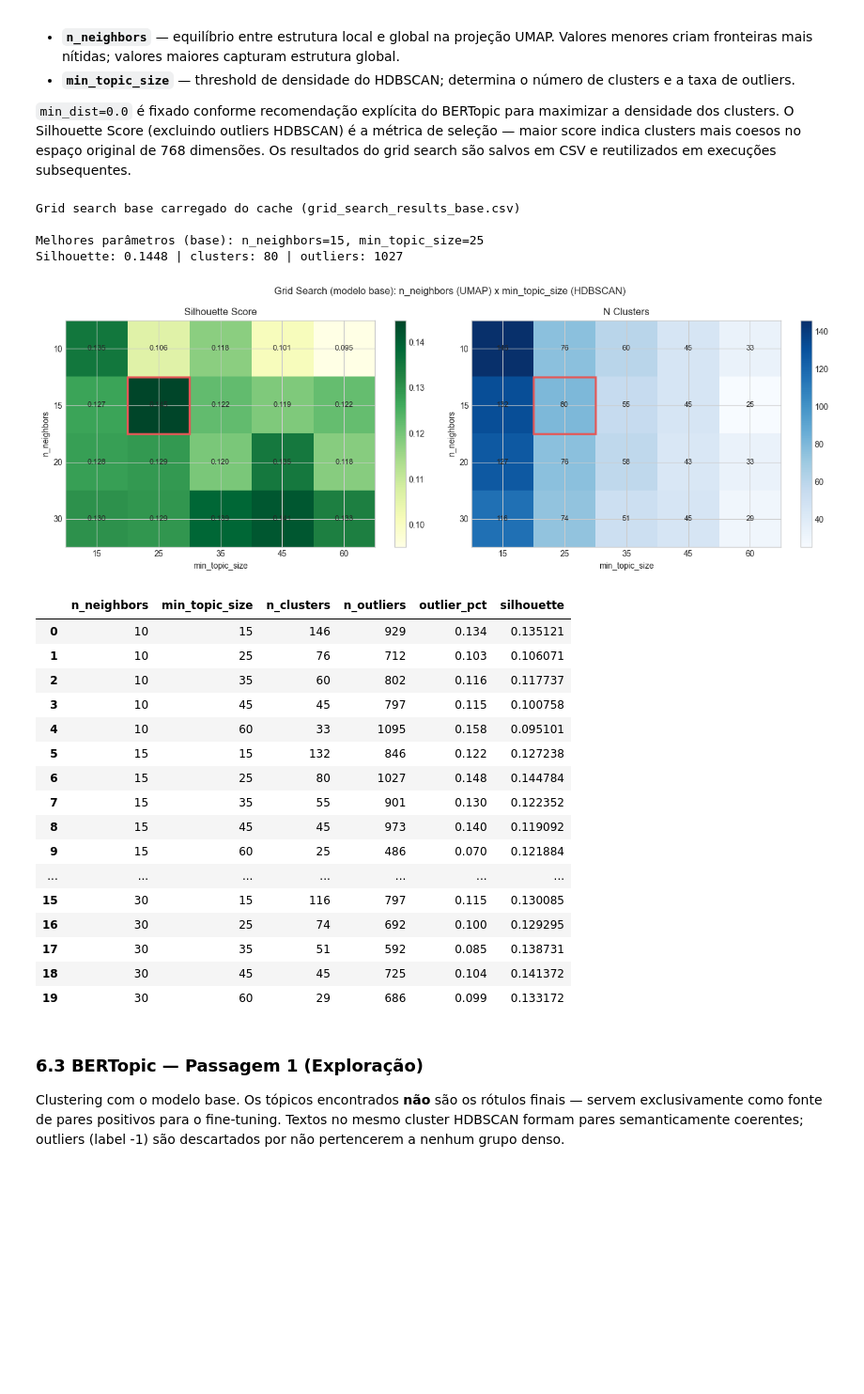
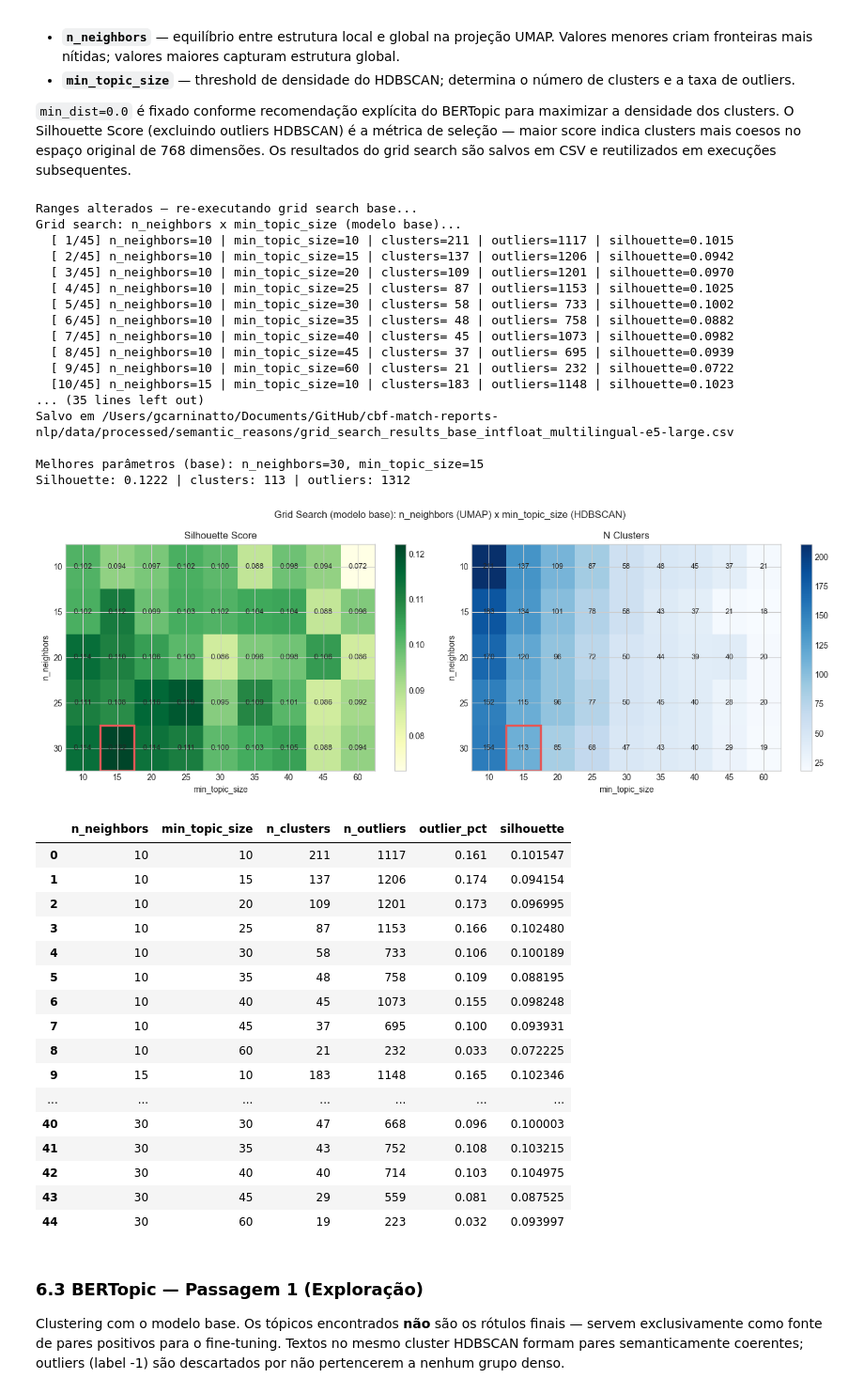
Before and after one commit to gcarbs1/cbf-match-report-analysis, a Jupyter notebook: notebooks/2-semantic_card_reasons_embeddings.ipynb, the cells around one changed output. Shown at 94% size. Drawn from its saved outputs; the diff is of its cells as text; code cells hidden in the pictures; blank space fills up the shorter version.

```diff
--- a/notebooks/2-semantic_card_reasons_embeddings.ipynb
+++ b/notebooks/2-semantic_card_reasons_embeddings.ipynb
@@ -75,10 +79,11 @@ for directory in [MODELS_DIR, OUTPUT_DIR, CARD_OUTPUT_DIR, DELAY_OUTPUT_DIR, VIZ
 
 RANDOM_STATE = 42
 
-MODEL_NAME = "sentence-transformers/paraphrase-multilingual-mpnet-base-v2"
-FINETUNED_MODEL_DIR = MODELS_DIR / "football_card_reason_mpnet_two_pass"
-ENCODE_PREFIX_PASSAGE = ""
-ENCODE_PREFIX_QUERY   = ""
+MODEL_NAME_BASELINE = "sentence-transformers/paraphrase-multilingual-mpnet-base-v2"
+MODEL_NAME          = "intfloat/multilingual-e5-large"
+FINETUNED_MODEL_DIR = MODELS_DIR / "football_card_reason_e5_large_two_pass"
+ENCODE_PREFIX_PASSAGE = "passage: "
+ENCODE_PREFIX_QUERY   = "query: "
 
 RUN_FINE_TUNING = True
 RETRAIN_FINETUNED_MODEL = False
@@ -102,10 +107,6 @@ TOP_N_REFEREES = 15
 
 def save_plot(fig, filename: str) -> None:
     fig.savefig(VIZ_PATH / filename, dpi=300, bbox_inches="tight")
-
-SIMILARITY_THRESHOLD = 0.50
-OUTLIER_THRESHOLD = 0.42
-OVERRIDE_MARGIN = 0.15
 # %% [markdown]
 ## **3. Carregamento e Pré-processamento dos Dados**
 
@@ -415,11 +419,12 @@ Os dois parâmetros com maior impacto na qualidade dos clusters são `n_neighbor
 
 `min_dist=0.0` é fixado conforme recomendação explícita do BERTopic para maximizar a densidade dos clusters. O Silhouette Score (excluindo outliers HDBSCAN) é a métrica de seleção — maior score indica clusters mais coesos no espaço original de 768 dimensões. Os resultados do grid search são salvos em CSV e reutilizados em execuções subsequentes.
 # %%
-GRID_SEARCH_BASE_PATH = OUTPUT_DIR / "grid_search_results_base.csv"
+MODEL_SLUG = MODEL_NAME.replace("/", "_")
+GRID_SEARCH_BASE_PATH = OUTPUT_DIR / f"grid_search_results_base_{MODEL_SLUG}.csv"
 RERUN_GRID_SEARCH = False
 
-N_NEIGHBORS_RANGE = [10, 15, 20, 30]
-MIN_TOPIC_SIZE_RANGE = [15, 25, 35, 45, 60]
+N_NEIGHBORS_RANGE = [10, 15, 20, 25, 30]
+MIN_TOPIC_SIZE_RANGE = [10, 15, 20, 25, 30, 35, 40, 45, 60]
 
 def _ranges_match(df: pd.DataFrame) -> bool:
     return (
@@ -467,54 +472,67 @@ sil_pivot = grid_df.pivot(index="n_neighbors", columns="min_topic_size", values=
 nc_pivot  = grid_df.pivot(index="n_neighbors", columns="min_topic_size", values="n_clusters")
 
 fig, axes = plt.subplots(1, 2, figsize=(14, 5))
 for ax, pivot, title, cmap in zip(
     axes, [sil_pivot, nc_pivot], ["Silhouette Score", "N Clusters"], ["YlGn", "Blues"],
 ):
     im = ax.imshow(pivot.values, aspect="auto", cmap=cmap)
     ax.set_xticks(range(len(MIN_TOPIC_SIZE_RANGE)))
     ax.set_xticklabels(MIN_TOPIC_SIZE_RANGE)
     ax.set_yticks(range(len(N_NEIGHBORS_RANGE)))
     ax.set_yticklabels(N_NEIGHBORS_RANGE)
     ax.set_xlabel("min_topic_size")
     ax.set_ylabel("n_neighbors")
     ax.set_title(title)
     for ii in range(len(N_NEIGHBORS_RANGE)):
         for jj in range(len(MIN_TOPIC_SIZE_RANGE)):
             val = pivot.iloc[ii, jj]
             ax.text(jj, ii, f"{val:.3f}" if title == "Silhouette Score" else str(int(val)), ha="center", va="center", fontsize=9)
     plt.colorbar(im, ax=ax)
     best_i = N_NEIGHBORS_RANGE.index(best_n_neighbors)
     best_j = MIN_TOPIC_SIZE_RANGE.index(best_min_topic_size)
     ax.add_patch(plt.Rectangle((best_j - 0.5, best_i - 0.5), 1, 1, fill=False, edgecolor="#E45756", linewidth=2.5))
 
 plt.suptitle("Grid Search (modelo base): n_neighbors (UMAP) x min_topic_size (HDBSCAN)", fontsize=12)
 plt.tight_layout()
 save_plot(fig, "umap_param_grid_search_base.png")
 plt.show()
 grid_df
 # %% [output]
-Grid search base carregado do cache (grid_search_results_base.csv)
+Ranges alterados — re-executando grid search base...
+Grid search: n_neighbors x min_topic_size (modelo base)...
+  [ 1/45] n_neighbors=10 | min_topic_size=10 | clusters=211 | outliers=1117 | silhouette=0.1015
+  [ 2/45] n_neighbors=10 | min_topic_size=15 | clusters=137 | outliers=1206 | silhouette=0.0942
+  [ 3/45] n_neighbors=10 | min_topic_size=20 | clusters=109 | outliers=1201 | silhouette=0.0970
+  [ 4/45] n_neighbors=10 | min_topic_size=25 | clusters= 87 | outliers=1153 | silhouette=0.1025
+  [ 5/45] n_neighbors=10 | min_topic_size=30 | clusters= 58 | outliers= 733 | silhouette=0.1002
+  [ 6/45] n_neighbors=10 | min_topic_size=35 | clusters= 48 | outliers= 758 | silhouette=0.0882
+  [ 7/45] n_neighbors=10 | min_topic_size=40 | clusters= 45 | outliers=1073 | silhouette=0.0982
+  [ 8/45] n_neighbors=10 | min_topic_size=45 | clusters= 37 | outliers= 695 | silhouette=0.0939
+  [ 9/45] n_neighbors=10 | min_topic_size=60 | clusters= 21 | outliers= 232 | silhouette=0.0722
+  [10/45] n_neighbors=15 | min_topic_size=10 | clusters=183 | outliers=1148 | silhouette=0.1023
+... (35 lines left out)
+Salvo em /Users/gcarninatto/Documents/GitHub/cbf-match-reports-nlp/data/processed/semantic_reasons/grid_search_results_base_intfloat_multilingual-e5-large.csv
 
-Melhores parâmetros (base): n_neighbors=15, min_topic_size=25
-Silhouette: 0.1448 | clusters: 80 | outliers: 1027
+Melhores parâmetros (base): n_neighbors=30, min_topic_size=15
+Silhouette: 0.1222 | clusters: 113 | outliers: 1312
-[figure, old version]
+[figure, new version]
 |  | n_neighbors | min_topic_size | n_clusters | n_outliers | outlier_pct | silhouette |
-| 0 | 10 | 15 | 146 | 929 | 0.134 | 0.135121 |
-| 1 | 10 | 25 | 76 | 712 | 0.103 | 0.106071 |
-| 2 | 10 | 35 | 60 | 802 | 0.116 | 0.117737 |
-| 3 | 10 | 45 | 45 | 797 | 0.115 | 0.100758 |
-| 4 | 10 | 60 | 33 | 1095 | 0.158 | 0.095101 |
-| 5 | 15 | 15 | 132 | 846 | 0.122 | 0.127238 |
-| 6 | 15 | 25 | 80 | 1027 | 0.148 | 0.144784 |
-| 7 | 15 | 35 | 55 | 901 | 0.130 | 0.122352 |
-| 8 | 15 | 45 | 45 | 973 | 0.140 | 0.119092 |
-| 9 | 15 | 60 | 25 | 486 | 0.070 | 0.121884 |
+| 0 | 10 | 10 | 211 | 1117 | 0.161 | 0.101547 |
+| 1 | 10 | 15 | 137 | 1206 | 0.174 | 0.094154 |
+| 2 | 10 | 20 | 109 | 1201 | 0.173 | 0.096995 |
+| 3 | 10 | 25 | 87 | 1153 | 0.166 | 0.102480 |
+| 4 | 10 | 30 | 58 | 733 | 0.106 | 0.100189 |
+| 5 | 10 | 35 | 48 | 758 | 0.109 | 0.088195 |
+| 6 | 10 | 40 | 45 | 1073 | 0.155 | 0.098248 |
+| 7 | 10 | 45 | 37 | 695 | 0.100 | 0.093931 |
+| 8 | 10 | 60 | 21 | 232 | 0.033 | 0.072225 |
+| 9 | 15 | 10 | 183 | 1148 | 0.165 | 0.102346 |
 | ... | ... | ... | ... | ... | ... | ... |
-| 15 | 30 | 15 | 116 | 797 | 0.115 | 0.130085 |
-| 16 | 30 | 25 | 74 | 692 | 0.100 | 0.129295 |
-| 17 | 30 | 35 | 51 | 592 | 0.085 | 0.138731 |
-| 18 | 30 | 45 | 45 | 725 | 0.104 | 0.141372 |
-| 19 | 30 | 60 | 29 | 686 | 0.099 | 0.133172 |
+| 40 | 30 | 30 | 47 | 668 | 0.096 | 0.100003 |
+| 41 | 30 | 35 | 43 | 752 | 0.108 | 0.103215 |
+| 42 | 30 | 40 | 40 | 714 | 0.103 | 0.104975 |
+| 43 | 30 | 45 | 29 | 559 | 0.081 | 0.087525 |
+| 44 | 30 | 60 | 19 | 223 | 0.032 | 0.093997 |
 # %% [markdown]
 ### **6.3 BERTopic — Passagem 1 (Exploração)**
 
```
Also changed, not shown: parts of 27 cells of this notebook, 5 other files.
